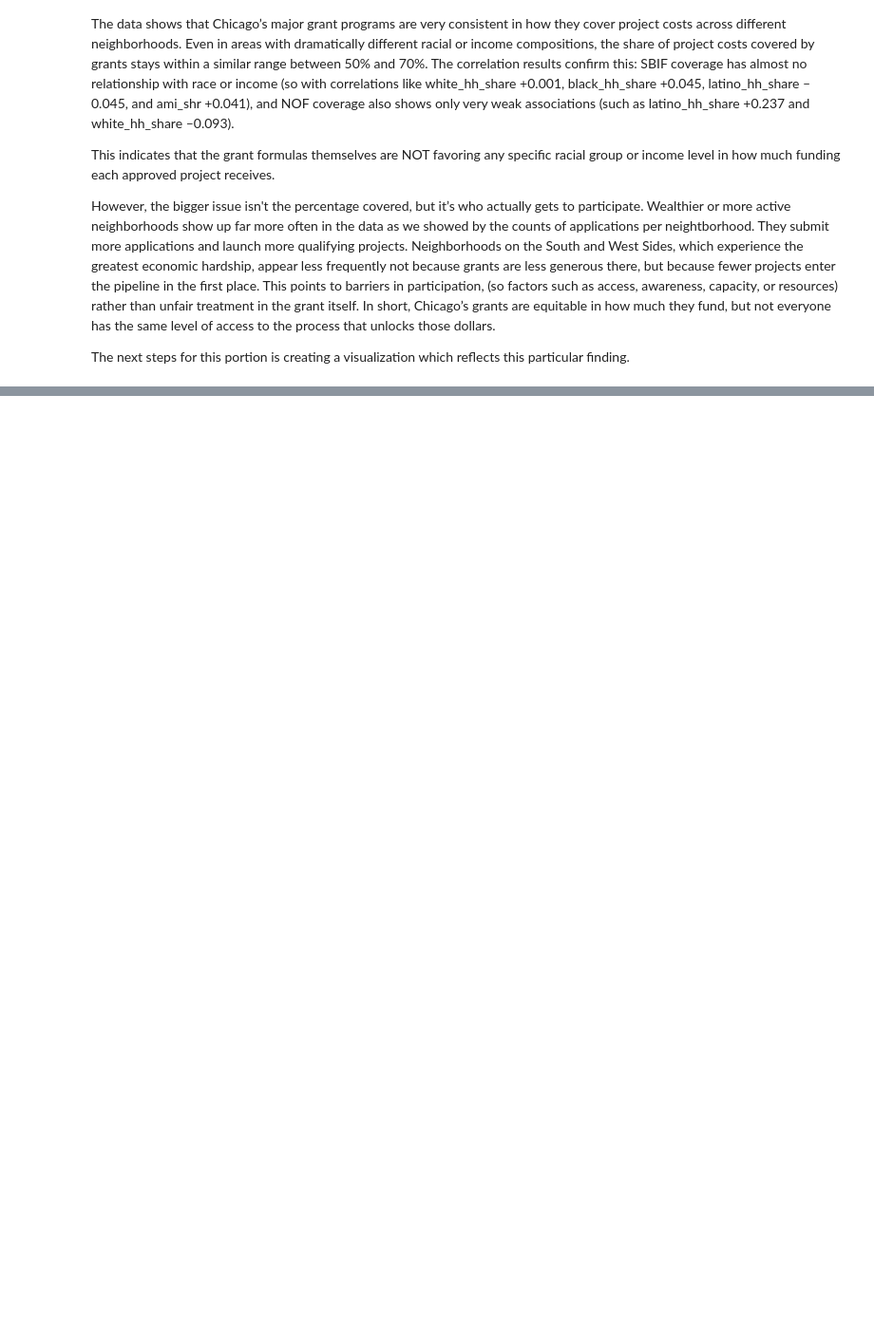
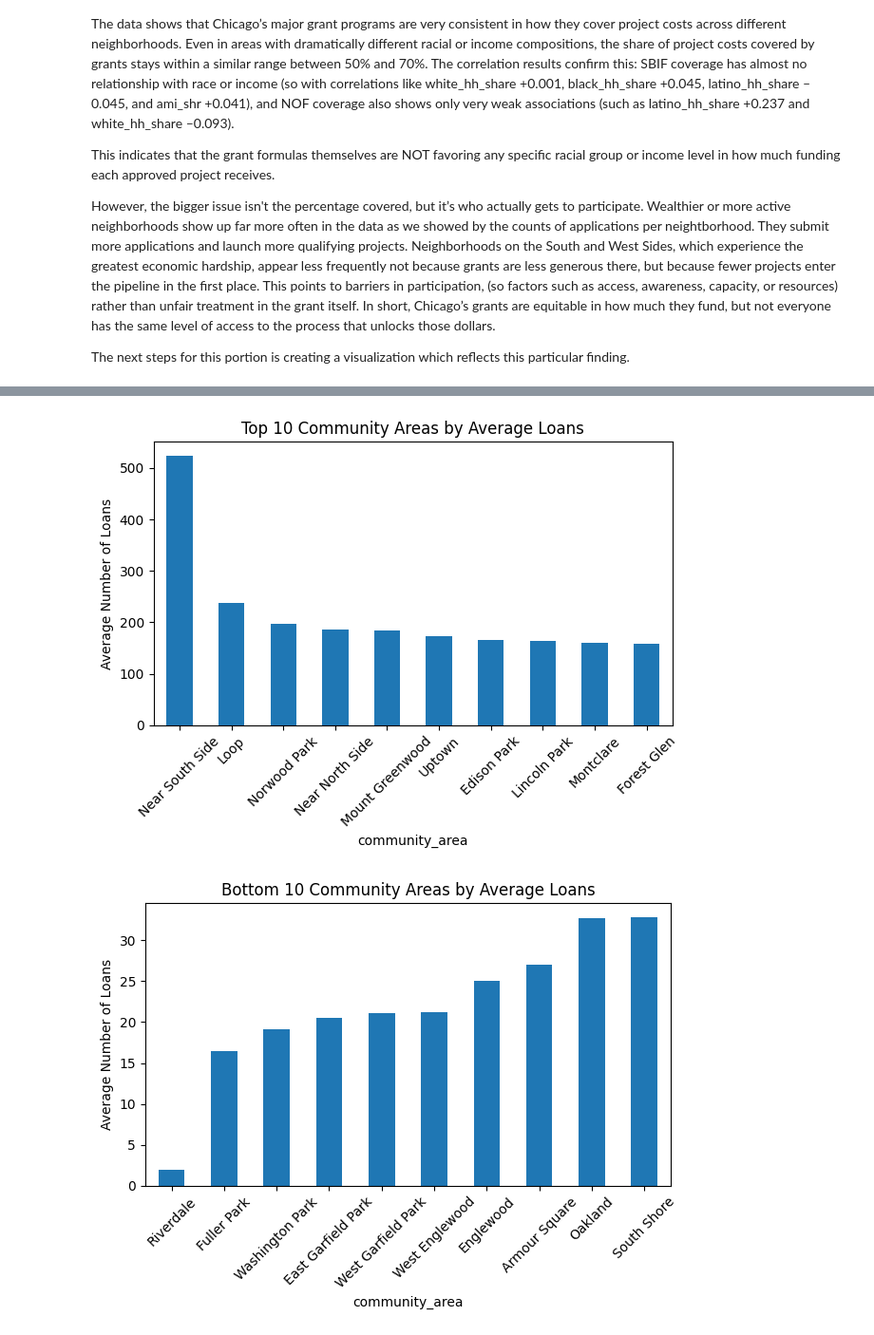
Before and after one commit to supernova37452/418Project-MoneyMapping, a Jupyter notebook: GrantsAnaylsis.ipynb, the cells around one changed output, grey strips where cells are left out. Shown at 95% size. Saved outputs shown, nothing was run; the diff lists cells and outputs as text; code cells hidden in the pictures; blank space fills up the shorter version.

```diff
--- a/GrantsAnaylsis.ipynb
+++ b/GrantsAnaylsis.ipynb
@@ -345,0 +505,23 @@ The next steps for this portion is creating a visualization which reflects this
+# %%
+# Top 10 community areas by average number of loans
+community_loans = df.groupby("community_area")["total_loans"].mean().sort_values(ascending=False).head(10)
+
+community_loans.plot(kind='bar')
+plt.ylabel("Average Number of Loans")
+plt.title("Top 10 Community Areas by Average Loans")
+plt.xticks(rotation=45)
+plt.tight_layout()
+plt.show()
+
+least_community_loans = df.groupby("community_area")["total_loans"].mean().sort_values(ascending=True).head(10)
+
+
+least_community_loans.plot(kind='bar')
+plt.ylabel("Average Number of Loans")
+plt.title("Bottom 10 Community Areas by Average Loans")
+plt.xticks(rotation=45)
+plt.tight_layout()
+plt.show()
+# %% [output]
+[figure, added]
+[figure, added]
```
Also changed, not shown: parts of 25 cells of this notebook, 3 other files.
